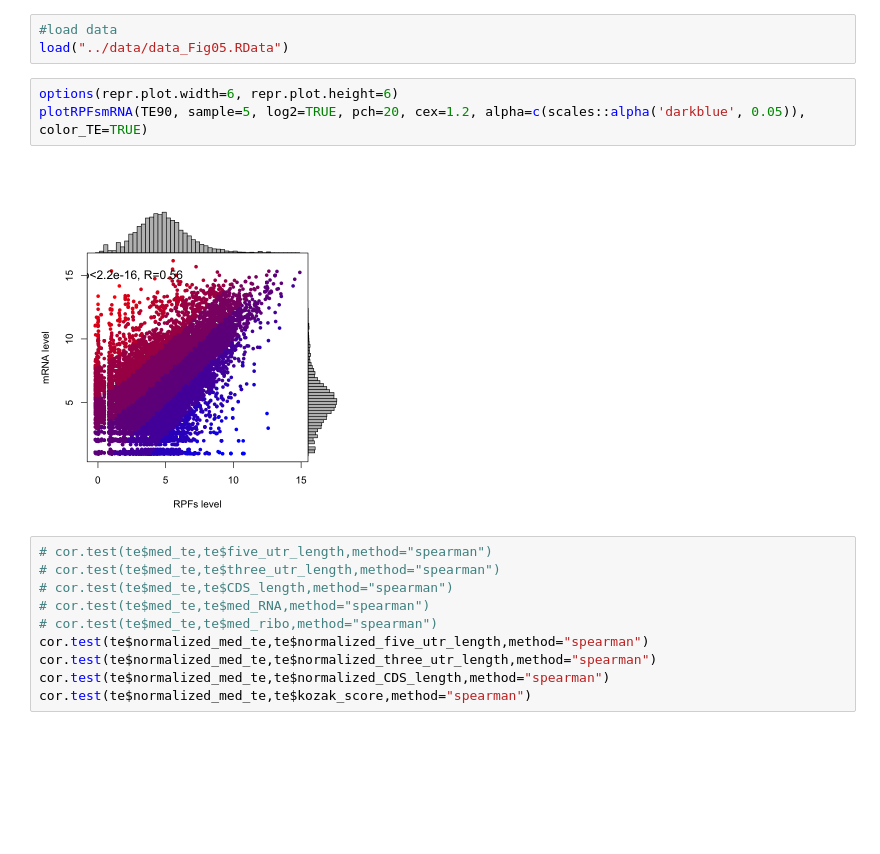
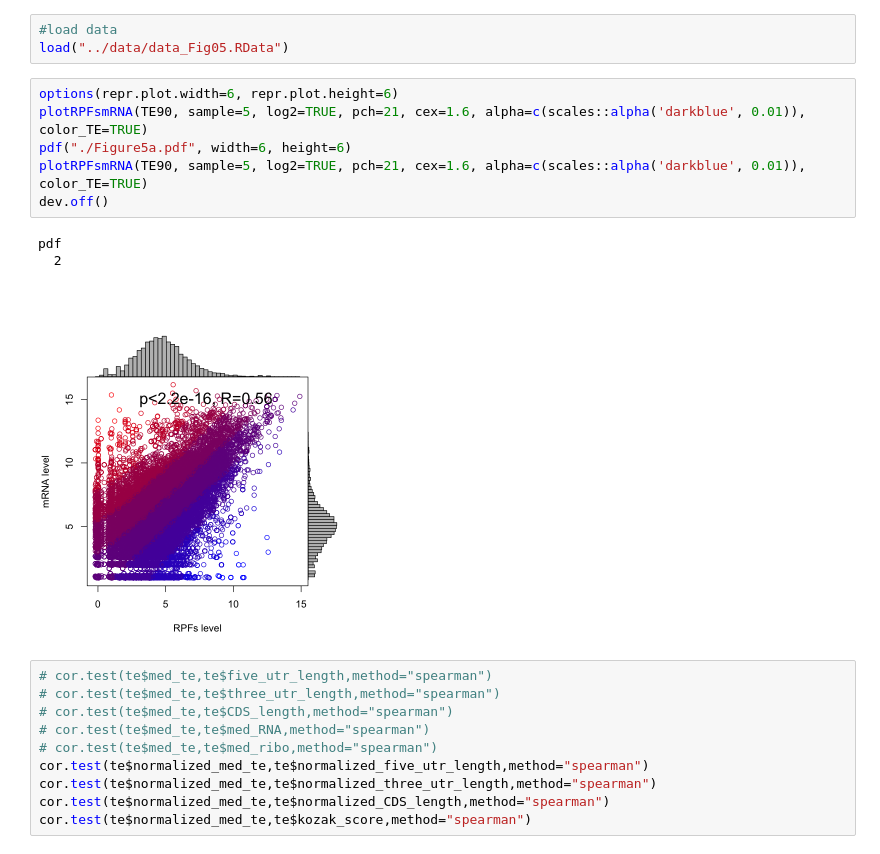
Before and after one commit to juninamo/TRAILS, a Jupyter notebook: Figures/Figure5.ipynb, the cells around one changed output. Cells and saved outputs as stored; diff of their text form; blank space fills up the shorter version.

```diff
--- a/Figures/Figure5.ipynb
+++ b/Figures/Figure5.ipynb
@@ -132,9 +18,14 @@ setwd("/Users/inamojun/TMDU-LR_isoform_atlas/Figures")
 load("../data/data_Fig05.RData")
 # %%
 options(repr.plot.width=6, repr.plot.height=6)
-plotRPFsmRNA(TE90, sample=5, log2=TRUE, pch=20, cex=1.2, alpha=c(scales::alpha('darkblue', 0.05)), color_TE=TRUE)
+plotRPFsmRNA(TE90, sample=5, log2=TRUE, pch=21, cex=1.6, alpha=c(scales::alpha('darkblue', 0.01)), color_TE=TRUE)
+pdf("./Figure5a.pdf", width=6, height=6)
+plotRPFsmRNA(TE90, sample=5, log2=TRUE, pch=21, cex=1.6, alpha=c(scales::alpha('darkblue', 0.01)), color_TE=TRUE)
+dev.off()
 # %% [output]
+pdf
+  2
-[figure, old version]
+[figure, new version]
 # %%
 # cor.test(te$med_te,te$five_utr_length,method="spearman")
 # cor.test(te$med_te,te$three_utr_length,method="spearman")
```
Also changed, not shown: parts of 3 cells of this notebook, 20 other files.
